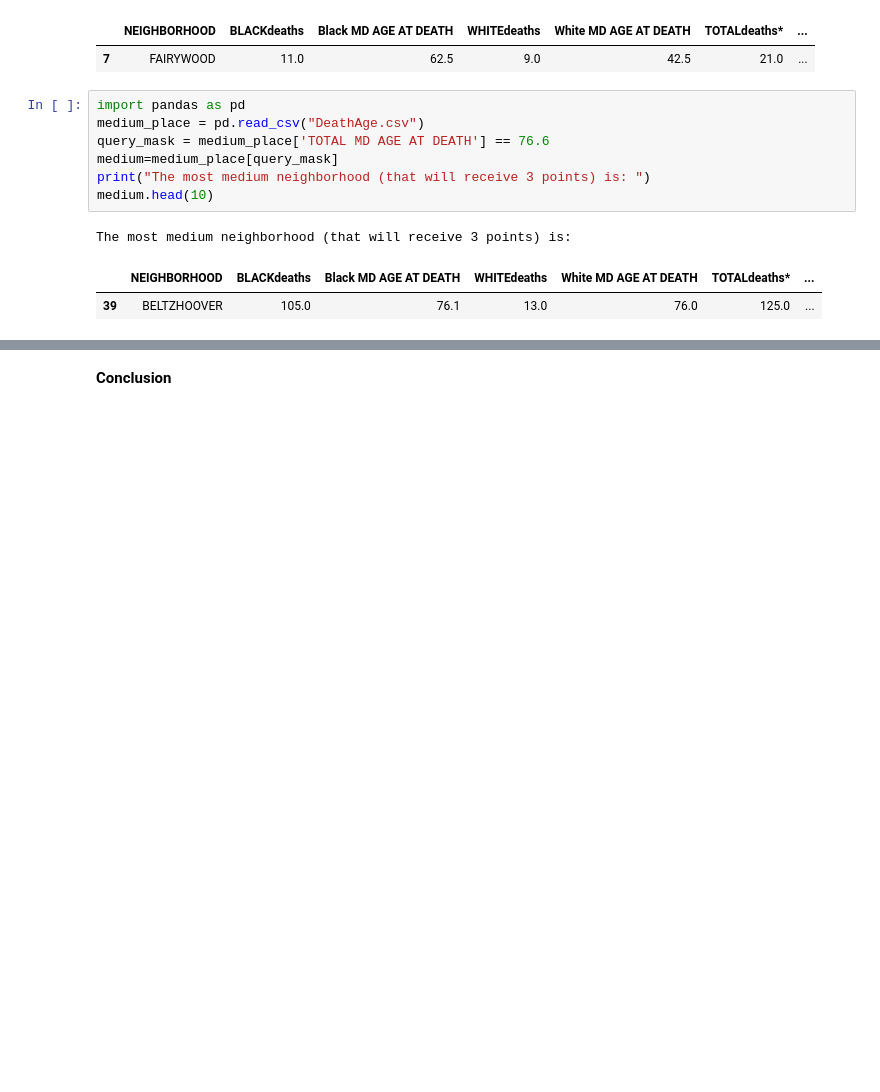
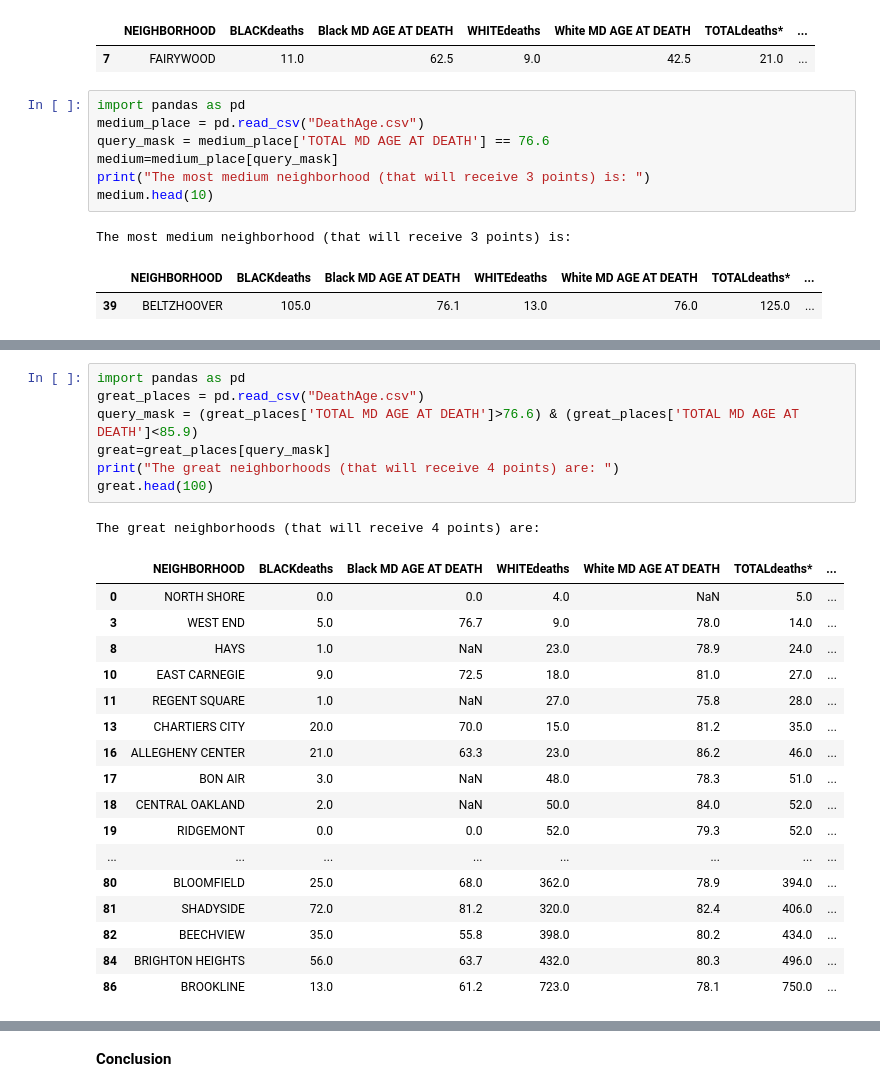
Before and after one commit to cjr118/FinalProject, a Jupyter notebook: Main.ipynb, the cells around one changed output, grey strips where cells are left out. Saved outputs shown, nothing was run; the diff lists cells and outputs as text; blank space fills up the shorter version.

```diff
--- a/Main.ipynb
+++ b/Main.ipynb
@@ -377,3 +377,29 @@ The most mediocre neighborhoods (that will receive 2 points) are:
 | 78 | EAST LIBERTY | 259.0 | 71.8 | 91.0 | 78.4 | 364.0 | ... |
 | 83 | MOUNT WASHINGTON | 35.0 | 68.1 | 433.0 | 77.0 | 476.0 | ... |
 | 85 | CARRICK | 35.0 | 59.4 | 622.0 | 77.0 | 678.0 | ... |
+# %%
+import pandas as pd
+great_places = pd.read_csv("DeathAge.csv")
+query_mask = (great_places['TOTAL MD AGE AT DEATH']>76.6) & (great_places['TOTAL MD AGE AT DEATH']<85.9)
+great=great_places[query_mask]
+print("The great neighborhoods (that will receive 4 points) are: ")
+great.head(100)
+# %% [output]
+The great neighborhoods (that will receive 4 points) are:
+|  | NEIGHBORHOOD | BLACKdeaths | Black MD AGE AT DEATH | WHITEdeaths | White MD AGE AT DEATH | TOTALdeaths* | ... |
+| 0 | NORTH SHORE | 0.0 | 0.0 | 4.0 | NaN | 5.0 | ... |
+| 3 | WEST END | 5.0 | 76.7 | 9.0 | 78.0 | 14.0 | ... |
+| 8 | HAYS | 1.0 | NaN | 23.0 | 78.9 | 24.0 | ... |
+| 10 | EAST CARNEGIE | 9.0 | 72.5 | 18.0 | 81.0 | 27.0 | ... |
+| 11 | REGENT SQUARE | 1.0 | NaN | 27.0 | 75.8 | 28.0 | ... |
+| 13 | CHARTIERS CITY | 20.0 | 70.0 | 15.0 | 81.2 | 35.0 | ... |
+| 16 | ALLEGHENY CENTER | 21.0 | 63.3 | 23.0 | 86.2 | 46.0 | ... |
+| 17 | BON AIR | 3.0 | NaN | 48.0 | 78.3 | 51.0 | ... |
+| 18 | CENTRAL OAKLAND | 2.0 | NaN | 50.0 | 84.0 | 52.0 | ... |
+| 19 | RIDGEMONT | 0.0 | 0.0 | 52.0 | 79.3 | 52.0 | ... |
+| ... | ... | ... | ... | ... | ... | ... | ... |
+| 80 | BLOOMFIELD | 25.0 | 68.0 | 362.0 | 78.9 | 394.0 | ... |
+| 81 | SHADYSIDE | 72.0 | 81.2 | 320.0 | 82.4 | 406.0 | ... |
+| 82 | BEECHVIEW | 35.0 | 55.8 | 398.0 | 80.2 | 434.0 | ... |
+| 84 | BRIGHTON HEIGHTS | 56.0 | 63.7 | 432.0 | 80.3 | 496.0 | ... |
+| 86 | BROOKLINE | 13.0 | 61.2 | 723.0 | 78.1 | 750.0 | ... |
```
Also changed, not shown: parts of 1 cell of this notebook.
